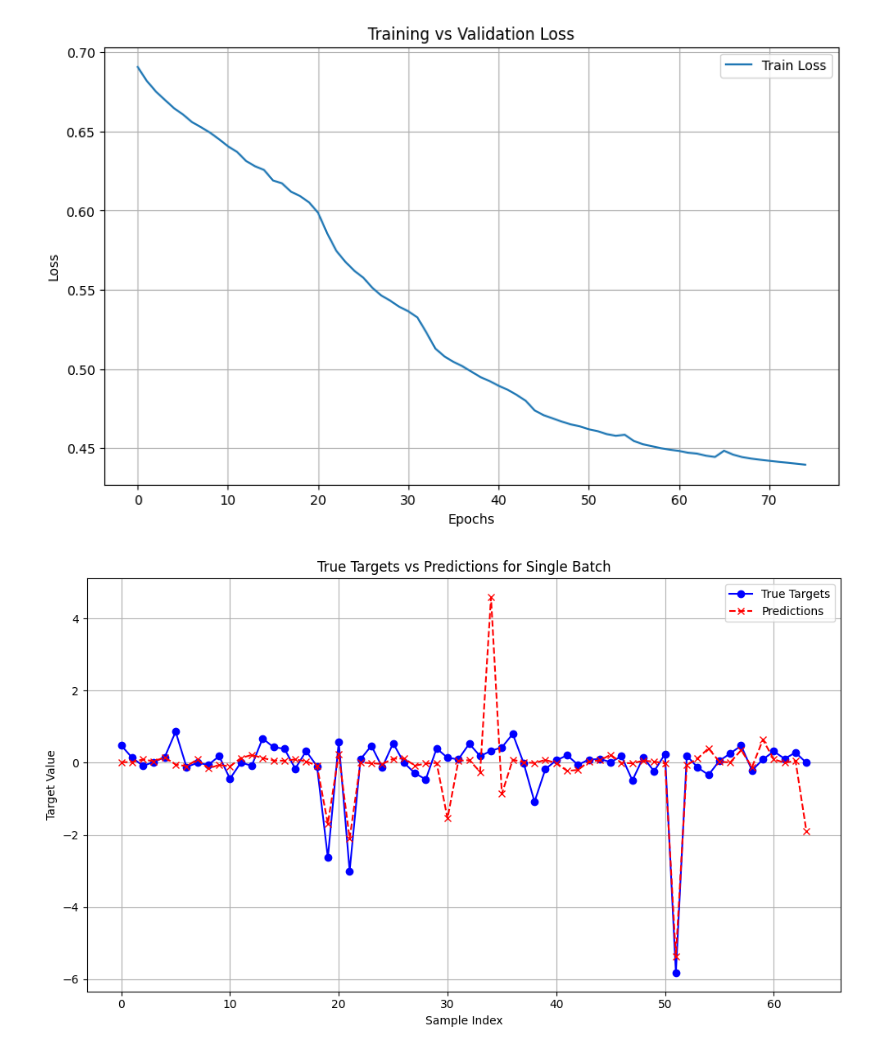
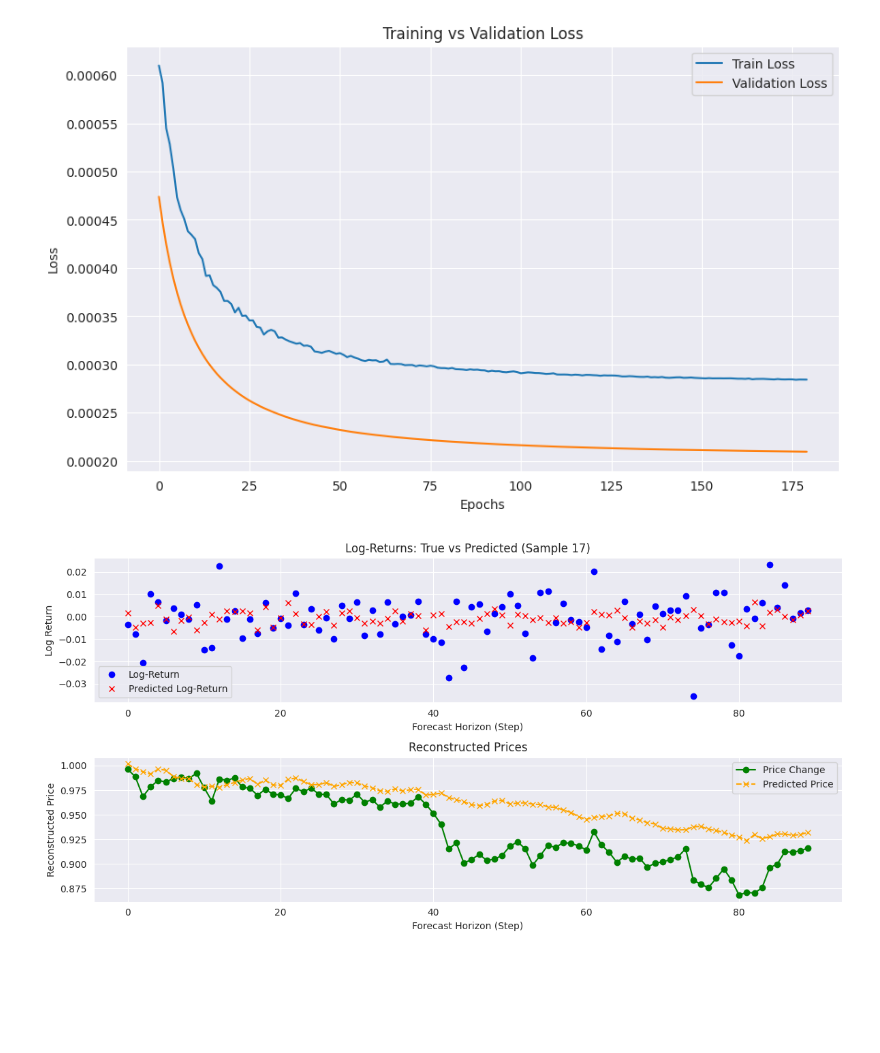
Before and after one commit to Deniito/stock_market_forecasting_LSTM, a Jupyter notebook: LSTM.ipynb, the cells around one changed output. Saved outputs shown, nothing was run; the diff lists cells and outputs as text; code cells hidden in the pictures; blank space fills up the shorter version.

Commit message:
Change LSTM output from single day to 90-day sequence prediction

```diff
--- a/LSTM.ipynb
+++ b/LSTM.ipynb
@@ -229,5 +249,5 @@ class LSTMModel(nn.Module):
 # %%
-y_column = 'target'
+y_column = 'log_return'
 X_columns = [col for col in df.columns if col != y_column]
 
 cik_unique = df['CIK'].unique()
@@ -238,9 +258,12 @@ val_df = df[df['CIK'].isin(val_cik)]
 
 batch_size = 64
 sequence_length = 180
+prediction_length = 90
 
-train_dataset = StockDataset(train_df, X_columns, y_column, sequence_length=sequence_length, shuffle_cik=True)
-val_dataset = StockDataset(val_df, X_columns, y_column, sequence_length=sequence_length, shuffle_cik=False)
+train_dataset = StockDataset(train_df, X_columns, y_column, sequence_length=sequence_length,
+                             prediction_length=prediction_length, shuffle_cik=False)
+val_dataset = StockDataset(val_df, X_columns, y_column, sequence_length=sequence_length,
+                           prediction_length=prediction_length, shuffle_cik=False)
 
 train_loader = DataLoader(train_dataset, batch_size=batch_size, shuffle=False)
 val_loader = DataLoader(val_dataset, batch_size=batch_size, shuffle=False)
@@ -264,5 +323,16 @@ scheduler = ReduceLROnPlateau(optimizer, mode='min', factor=0.5, patience=10)
 train_losses = []
 val_losses = []
+# %%
+from sklearn.metrics import mean_absolute_error, r2_score
+
+def compute_metrics(y_true, y_pred):
+    y_true = y_true.detach().cpu().numpy().flatten()
+    y_pred = y_pred.detach().cpu().numpy().flatten()
+
+    r2 = r2_score(y_true, y_pred)
+    directional_acc = (np.sign(y_true) == np.sign(y_pred)).mean()
+
+    return r2, directional_acc
 # %%
 for epoch in range(epochs):
     model.train()
@@ -326,7 +424,7 @@ Epoch 15/180, Training Loss: 0.6271
 # %%
 plt.figure(figsize=(10, 6))
 plt.plot(train_losses, label='Train Loss')
-# plt.plot(val_losses, label='Validation Loss')
+plt.plot(val_losses, label='Validation Loss')
 plt.xlabel('Epochs')
 plt.ylabel('Loss')
 plt.title('Training vs Validation Loss')
@@ -334,33 +432,60 @@ plt.legend()
 plt.grid(True)
 plt.show()
 # %% [output]
-[figure, old version]
+[figure, new version]
 # %%
+import random
+import matplotlib.pyplot as plt
+
 prediction_loader = DataLoader(val_dataset, batch_size=batch_size, shuffle=True)
-
 model.eval()
-
 
 with torch.no_grad():
     data_iter = iter(prediction_loader)
 
     val_x, val_y, mask = next(data_iter)
     val_x = val_x.to(device)
     mask = mask.to(device)
 
-    preds = model(val_x, mask).cpu().numpy()
+    preds = model(val_x).cpu().numpy()
     targets = val_y.cpu().numpy()
 
+    sample_idx = random.randint(0, val_x.size(0) - 1)
 
-plt.figure(figsize=(10, 6))
-plt.plot(targets.flatten(), label='True Targets', marker='o', linestyle='-', color='blue')
-plt.plot(preds.flatten(), label='Predictions', marker='x', linestyle='--', color='red')
-plt.xlabel('Sample Index')
-plt.ylabel('Target Value')
-plt.title('True Targets vs Predictions for Single Batch')
-plt.legend()
-plt.grid(True)
-plt.tight_layout()
-plt.show()
+    sample_pred = preds[sample_idx]
+    sample_target = targets[sample_idx]
+
+    initial_price = 1.0
+
+    cumsum_target = np.cumsum(sample_target)
+    cumsum_pred = np.cumsum(sample_pred)
+
+    price_target = initial_price * np.exp(cumsum_target)
+    price_pred = initial_price * np.exp(cumsum_pred)
+
+
+    plt.figure(figsize=(12, 6))
+
+    plt.subplot(2, 1, 1)
+    plt.plot(sample_target, label='Log-Return', marker='o', linestyle='', color='blue')
+    plt.plot(sample_pred, label='Predicted Log-Return', marker='x', linestyle='', color='red')
+    plt.xlabel('Forecast Horizon (Step)')
+    plt.ylabel('Log Return')
+    plt.title(f'Log-Returns: True vs Predicted (Sample {sample_idx})')
+    plt.legend()
+    plt.grid(True)
+
+
+    plt.subplot(2, 1, 2)
+    plt.plot(price_target, label='Price Change', marker='o', linestyle='-', color='green')
+    plt.plot(price_pred, label='Predicted Price', marker='x', linestyle='--', color='orange')
+    plt.xlabel('Forecast Horizon (Step)')
+    plt.ylabel('Reconstructed Price')
+    plt.title('Reconstructed Prices')
+    plt.legend()
+    plt.grid(True)
+
+    plt.tight_layout()
+    plt.show()
 # %% [output]
-[figure, old version]
+[figure, new version]
```
Also changed, not shown: parts of 13 cells of this notebook, 1 other file.
